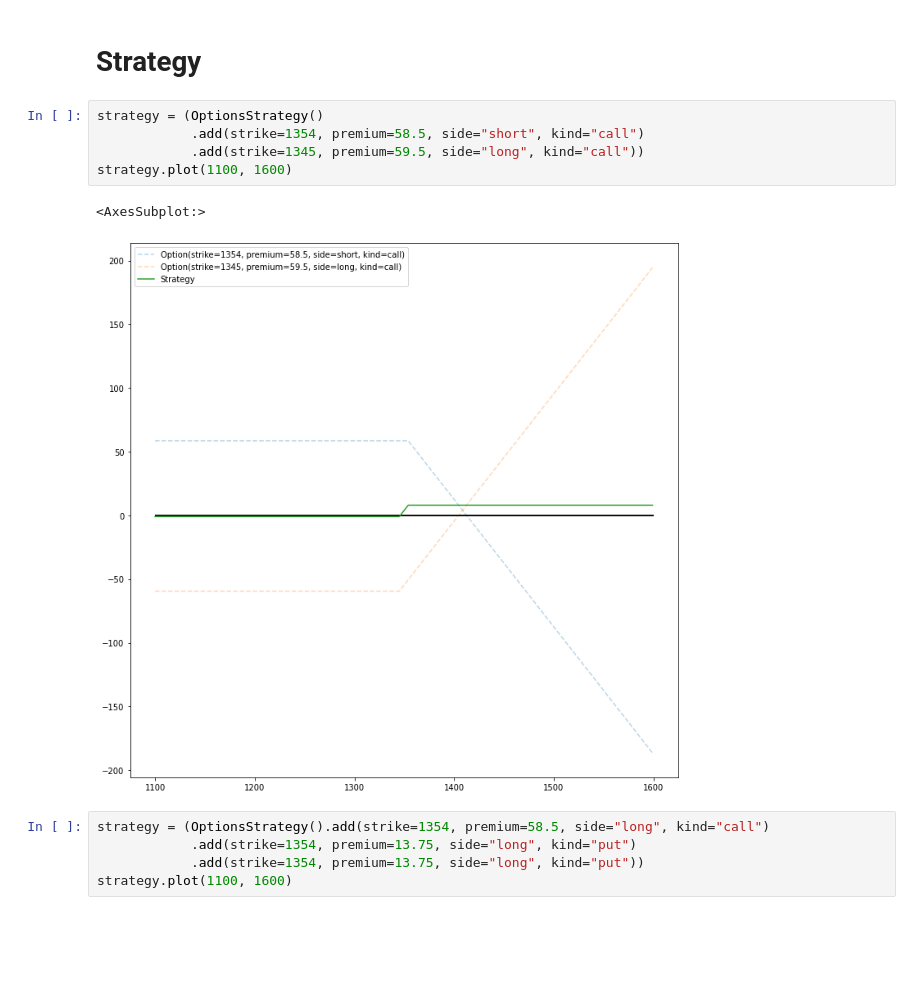
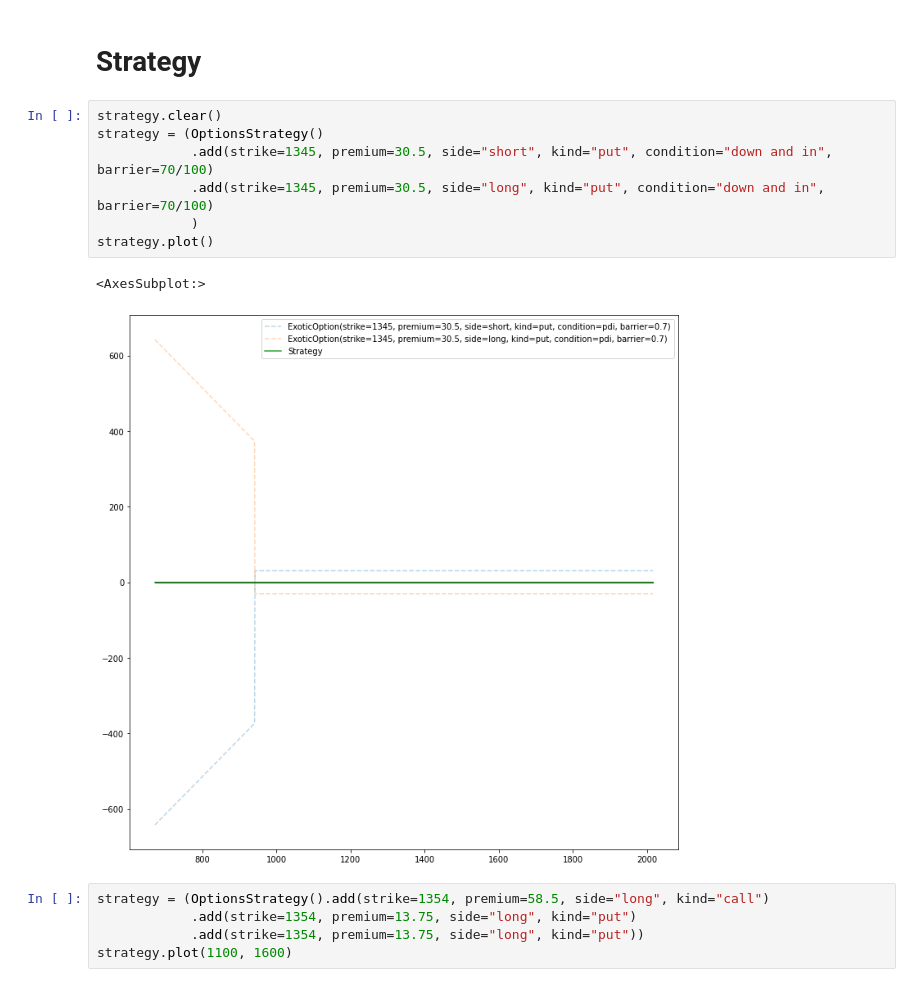
Before and after one commit to andyherfer/finance, a Jupyter notebook: options/demo.ipynb, the cells around one changed output. Saved outputs shown, nothing was run; the diff lists cells and outputs as text; blank space fills up the shorter version.

```diff
--- a/options/demo.ipynb
+++ b/options/demo.ipynb
@@ -28,13 +28,15 @@ Name: Close, Length: 573, dtype: float64
 # %% [markdown]
 # Strategy
 # %%
+strategy.clear()
 strategy = (OptionsStrategy()
-            .add(strike=1354, premium=58.5, side="short", kind="call")
-            .add(strike=1345, premium=59.5, side="long", kind="call"))
-strategy.plot(1100, 1600)
+            .add(strike=1345, premium=30.5, side="short", kind="put", condition="down and in", barrier=70/100)
+            .add(strike=1345, premium=30.5, side="long", kind="put", condition="down and in", barrier=70/100)
+            )
+strategy.plot()
 # %% [output]
 <AxesSubplot:>
-[figure, old version]
+[figure, new version]
 # %%
 strategy = (OptionsStrategy().add(strike=1354, premium=58.5, side="long", kind="call")
             .add(strike=1354, premium=13.75, side="long", kind="put")
```
Also changed, not shown: parts of 25 cells of this notebook, 4 other files.
